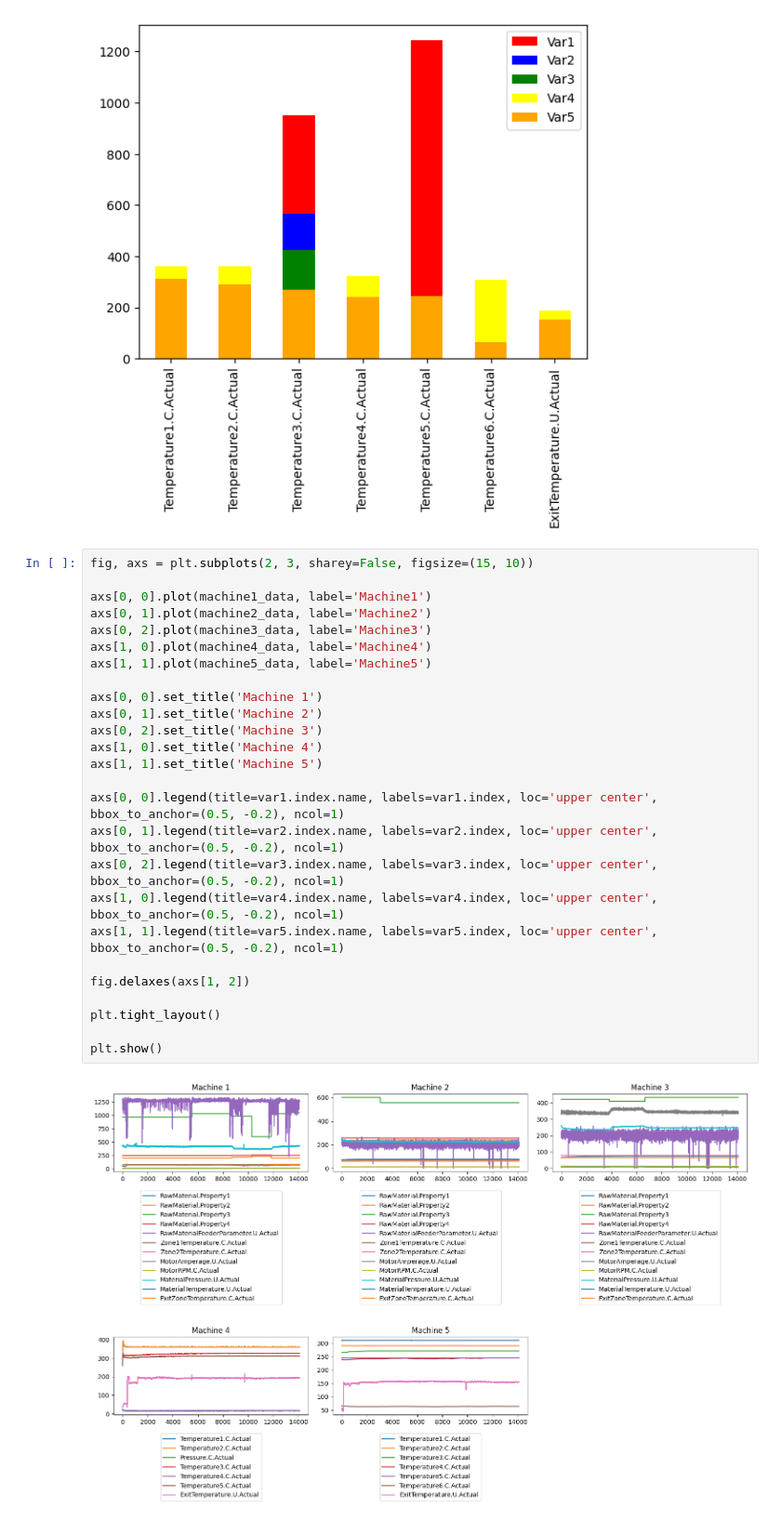
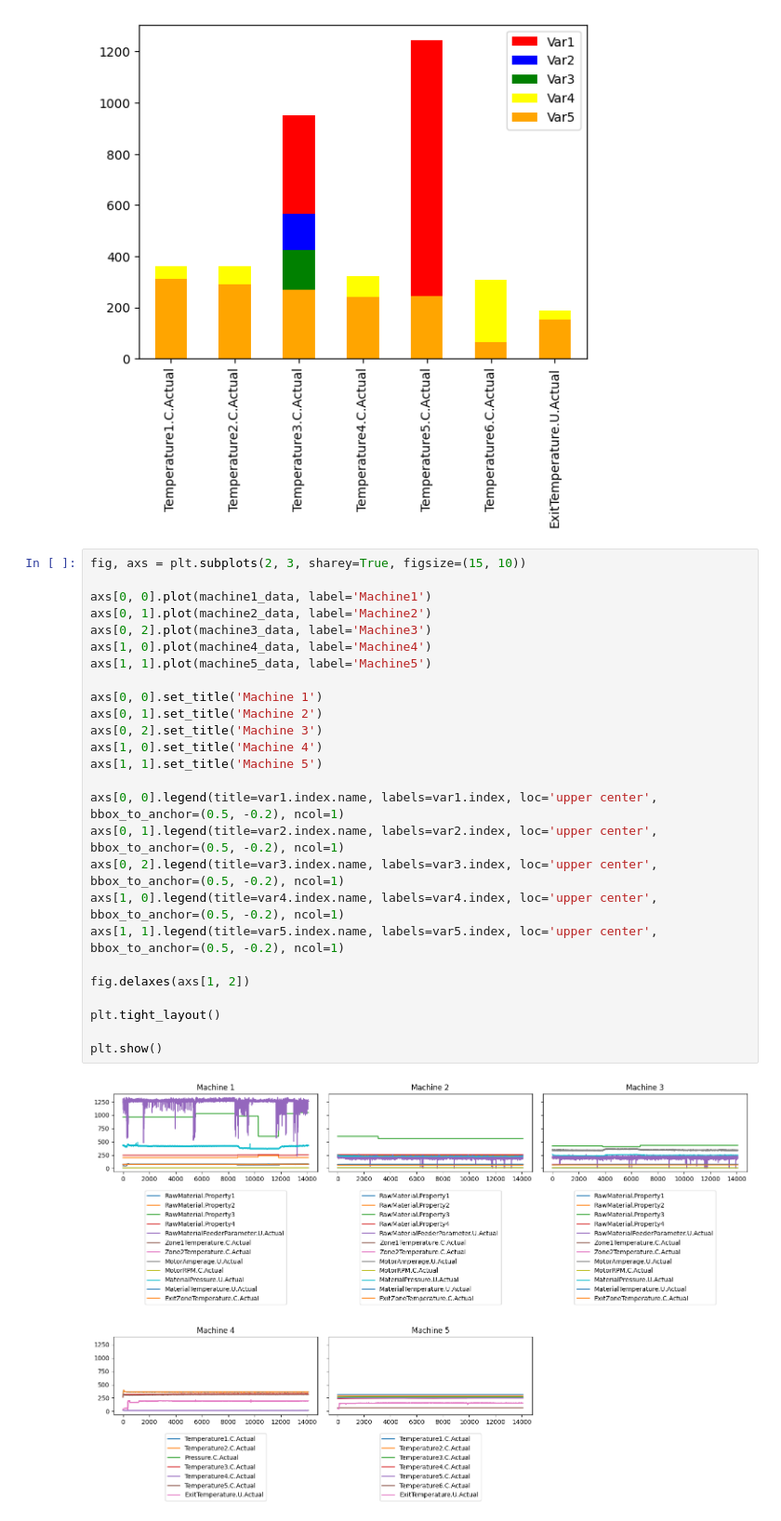
Before and after one commit to HuyChu92/dtc-dr, a Jupyter notebook: data-analyse/dataanalyse-ennio.ipynb, the cells around one changed output. Shown at 93% size. Saved outputs shown, nothing was run; the diff lists cells and outputs as text.

```diff
--- a/data-analyse/dataanalyse-ennio.ipynb
+++ b/data-analyse/dataanalyse-ennio.ipynb
@@ -80,30 +80,30 @@ plt.show()
 # %% [output]
 [figure]
 # %%
-fig, axs = plt.subplots(2, 3, sharey=False, figsize=(15, 10))
+fig, axs = plt.subplots(2, 3, sharey=True, figsize=(15, 10))
 
 axs[0, 0].plot(machine1_data, label='Machine1')
 axs[0, 1].plot(machine2_data, label='Machine2')
 axs[0, 2].plot(machine3_data, label='Machine3')
 axs[1, 0].plot(machine4_data, label='Machine4')
 axs[1, 1].plot(machine5_data, label='Machine5')
 
 axs[0, 0].set_title('Machine 1')
 axs[0, 1].set_title('Machine 2')
 axs[0, 2].set_title('Machine 3')
 axs[1, 0].set_title('Machine 4')
 axs[1, 1].set_title('Machine 5')
 
 axs[0, 0].legend(title=var1.index.name, labels=var1.index, loc='upper center', bbox_to_anchor=(0.5, -0.2), ncol=1)
 axs[0, 1].legend(title=var2.index.name, labels=var2.index, loc='upper center', bbox_to_anchor=(0.5, -0.2), ncol=1)
 axs[0, 2].legend(title=var3.index.name, labels=var3.index, loc='upper center', bbox_to_anchor=(0.5, -0.2), ncol=1)
 axs[1, 0].legend(title=var4.index.name, labels=var4.index, loc='upper center', bbox_to_anchor=(0.5, -0.2), ncol=1)
 axs[1, 1].legend(title=var5.index.name, labels=var5.index, loc='upper center', bbox_to_anchor=(0.5, -0.2), ncol=1)
 
 fig.delaxes(axs[1, 2])
 
 plt.tight_layout()
 
 plt.show()
 # %% [output]
-[figure, old version]
+[figure, new version]
```
